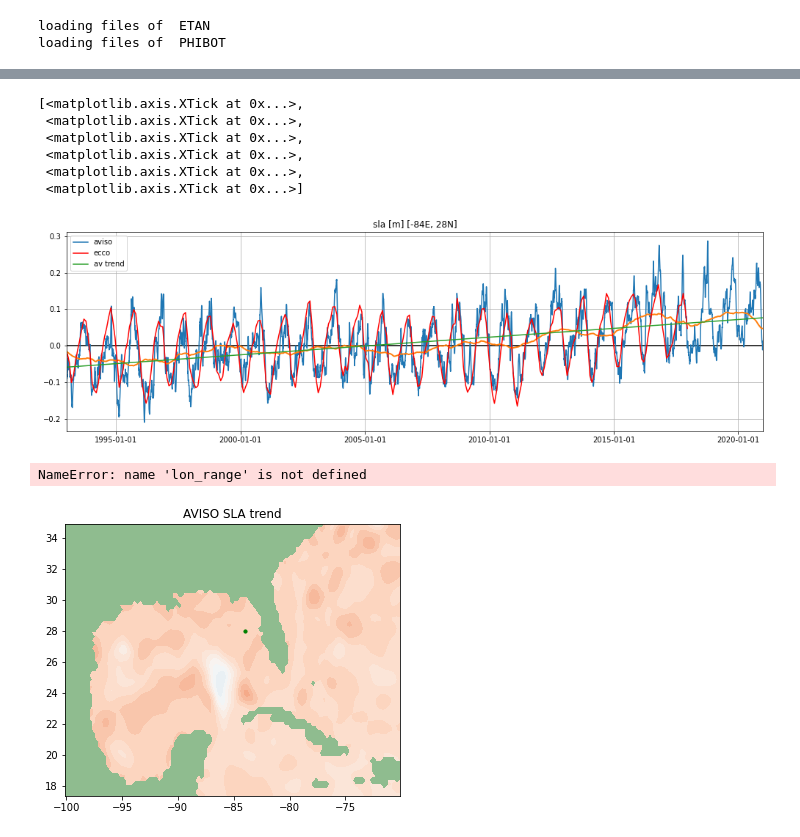
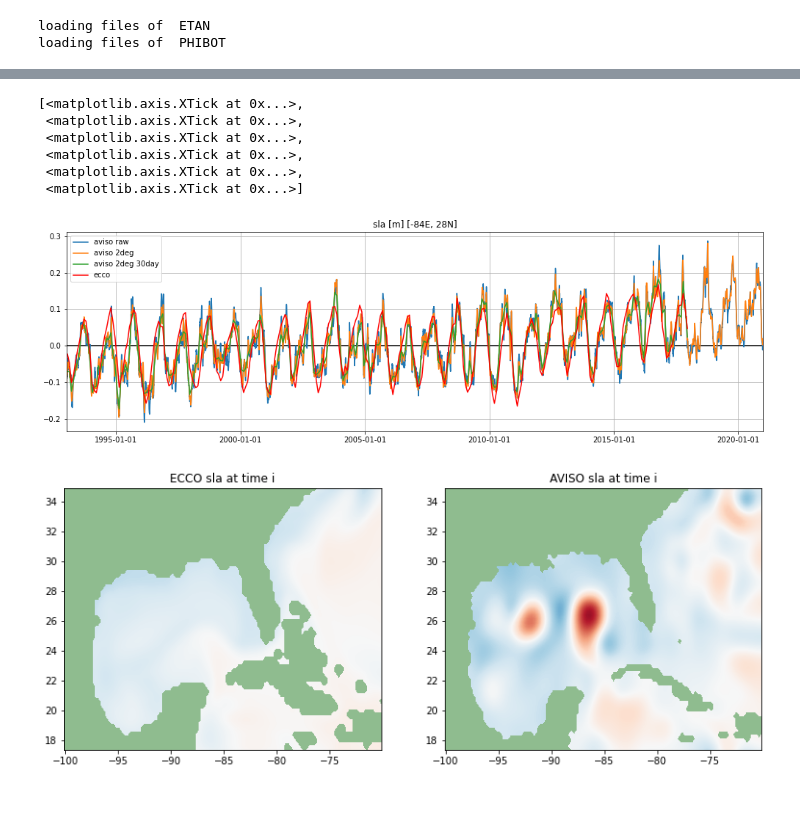
Before and after one commit to jakesteinberg/nasa_ostst, a Jupyter notebook: aviso_trends.ipynb, the cells around one changed output, grey strips where cells are left out. Saved outputs shown, nothing was run; the diff lists cells and outputs as text; code cells hidden in the pictures; blank space fills up the shorter version.

Commit message:
comparing ecco to spatially filtered aviso

```diff
--- a/aviso_trends.ipynb
+++ b/aviso_trends.ipynb
@@ -71,3 +81,17 @@ avsla_detrend = avsla - avsla_trend
+# %%
+# -- average to ecco time scale (30 day boxcar filter) --
+# filt_win = 365*2   # days
+# avsla_month = (np.convolve(avsla[:, avlati, avloni],np.ones(filt_win))/filt_win)[np.int(filt_win/2):-np.int(filt_win/2)+1]
+
+av_time_match = av.time[av_time_o]
+avsla_raw_month = np.nan*np.ones((len(ssh_anom.time), np.shape(avsla)[1], np.shape(avsla)[2]))
+avsla_month = np.nan*np.ones((len(ssh_anom.time), np.shape(avsla)[1], np.shape(avsla)[2]))
+for i in range(np.shape(ssh_anom)[0]):
+    this_time = ssh_anom.time.data[i]
+    t_ov = np.where((av_time_match > (this_time - 15*24*60*60*(1*10**9))) & (av_time_match < (this_time + 15*24*60*60*(1*10**9))))[0]
+    if len(t_ov > 25):
+        avsla_raw_month[i,:,:] = np.nanmean(avsla_raw[t_ov], axis=0)
+        avsla_month[i,:,:] = np.nanmean(avsla[t_ov], axis=0)
 # %%
 # pick one site to consider time series
 lon_site = -84; lat_site = 28;
@@ -79,18 +113,25 @@ avlati = np.where((av.latitude > eclat-.15) & (av.latitude < eclat+.15))[0][0]
 # %%
-filt_win = 365*2
-
+filt_win = 30 # 365*2
 f, ax = plt.subplots(1,1,figsize=(17,5))
+# -- zero
 ax.plot([av.time[0].data, av.time[-1].data], [0, 0],  color='k')
-ax.plot(av.time[av_time_o], avsla[:, avlati, avloni], label='aviso');
-ax.plot(av.time[av_time_o], \
-        (np.convolve(avsla[:, avlati, avloni],np.ones(filt_win))/filt_win)[np.int(filt_win/2):-np.int(filt_win/2)+1], linewidth=2);
-ax.plot(ecco_monthly_ds.time, ssh_anom[:,tile_num,ecli[0][0], ecli[1][0]], label='ecco', color='r')
-ax.plot(av.time[av_time_o], avsla_trend[:, avlati, avloni], label='av trend')
+# -- aviso
+ax.plot(av.time[av_time_o], avsla_raw[:, avlati, avloni], label='aviso raw');
+ax.plot(av.time[av_time_o], avsla[:, avlati, avloni], label='aviso 2deg');
+# -- aviso smooth (time filter)
+ax.plot(ecco_monthly_ds.time, avsla_month[:, avlati, avloni], label='aviso 2deg 30day');
+# ax.plot(av.time[av_time_o], \
+#         (np.convolve(avsla[:, avlati, avloni],np.ones(filt_win))/filt_win)[np.int(filt_win/2):-np.int(filt_win/2)+1], linewidth=2);
+# -- aviso trend
+# ax.plot(av.time[av_time_o], avsla_trend[:, avlati, avloni], label='av trend')
+# -- ecco
+ax.plot(ecco_monthly_ds.time, ssh_anom[:,ecli[0][0], ecli[1][0]], label='ecco', color='r')
+# ax.scatter(ecco_monthly_ds.time, ssh_anom[:,ecli[0][0], ecli[1][0]], s=5, color='r')
+# -- plot details
 ax.set_title('sla [m] [' + str(lon_site) + 'E, ' + str(lat_site) + 'N]');
 ax.legend(); ax.grid(); ax.set_xlim([av.time[0].data, av.time[-1].data])
 ax.set_xticks([np.datetime64('1995'), np.datetime64('2000'), \
                np.datetime64('2005'), np.datetime64('2010'), np.datetime64('2015'), np.datetime64('2020')])
-# ax.set_xlim([ecco_monthly_ds.time[0].data,ecco_monthly_ds.time[-1].data])
 # f.savefig('/Users/jakesteinberg/Documents/NASA_OSTST/meetings/2022_02_24/GOM_sla_ecco_aviso_2011_2017.jpg', dpi=250)
 # %% [output]
 [<matplotlib.axis.XTick at 0x...>,
@@ -99,4 +140,15 @@ ax.set_xticks([np.datetime64('1995'), np.datetime64('2000'), \
  <matplotlib.axis.XTick at 0x...>,
  <matplotlib.axis.XTick at 0x...>,
  <matplotlib.axis.XTick at 0x...>]
-[figure, old version]
+[figure, new version]
+# %%
+# re-grid ecco to aviso (0.25 deg)
+avlon, avlat = np.meshgrid(av.longitude, av.latitude)
+ecco_avgrid = np.nan*np.ones(np.shape(avsla_month))
+for i in range(np.shape(avsla_month)[0]):
+    sla2 = ssh_anom[i]
+    test = interpolate.griddata(np.concatenate((lons.data.flatten()[:,None], lats.data.flatten()[:,None]), axis=1), \
+                                sla2.data.flatten(), np.concatenate((avlon.flatten()[:,None], avlat.flatten()[:,None]), axis=1), \
+                                method='linear', fill_value=-1000)
+    ecco_avgrid[i,:,:] = test.reshape(len(av.latitude),len(av.longitude))
+    # print(i/np.shape(avsla_month)[0])
@@ -103,10 +159,19 @@ ax.set_xticks([np.datetime64('1995'), np.datetime64('2000'), \
 # %%
-f, ax = plt.subplots(1,1,figsize=(6,5)); clim = [-0.02, 0.02];
+# compare ecco and aviso at some time
+f, (ax,ax2) = plt.subplots(1,2,figsize=(13,5)); clim = [-0.02, 0.02];
 colMap = plt.get_cmap('RdBu_r'); # colMap.set_over(color='r');
-Kc = ax.contourf(av.longitude,av.latitude,pavsla.polyfit_coefficients.isel(degree=0)*1e9*60*60*24*365, \
-            levels=np.arange(clim[0], clim[-1], 0.001), vmin=clim[0],vmax=clim[-1], cmap=colMap); ax.set_facecolor('#8FBC8F')
-ax.scatter(lon_site,lat_site,s=10,color='g')
-ax.set_title('AVISO SLA trend'); ax.set_xlim(lon_range); ax.set_ylim(lat_range)
+#  -- to plot trend if desired
+# Kc = ax.contourf(av.longitude,av.latitude,pavsla.polyfit_coefficients.isel(degree=0)*1e9*60*60*24*365, \
+#             levels=np.arange(clim[0], clim[-1], 0.001), vmin=clim[0],vmax=clim[-1], cmap=colMap); ax.set_facecolor('#8FBC8F')
+
+Kc = ax.contourf(av.longitude,av.latitude,ecco_avgrid[60],levels=np.arange(-.5, .5, 0.001),vmin=-.5,vmax=0.5,cmap=colMap);
+Kc = ax2.contourf(av.longitude,av.latitude,avsla_month[60],levels=np.arange(-.5, .5, 0.001),vmin=-.5,vmax=0.5,cmap=colMap);
+ax.set_facecolor('#8FBC8F')
+ax.set_title('ECCO sla at time i');
+ax.set_xlim([av.longitude[0], av.longitude[-1]]); ax.set_ylim([av.latitude[0], av.latitude[-1]]);
+ax2.set_facecolor('#8FBC8F')
+ax2.set_title('AVISO sla at time i');
+ax2.set_xlim([av.longitude[0], av.longitude[-1]]); ax2.set_ylim([av.latitude[0], av.latitude[-1]]);
+plt.show()
 # %% [output]
-NameError: name 'lon_range' is not defined
-[figure, old version]
+[figure, new version]
```
Also changed, not shown: parts of 8 cells of this notebook, 1 other file.
